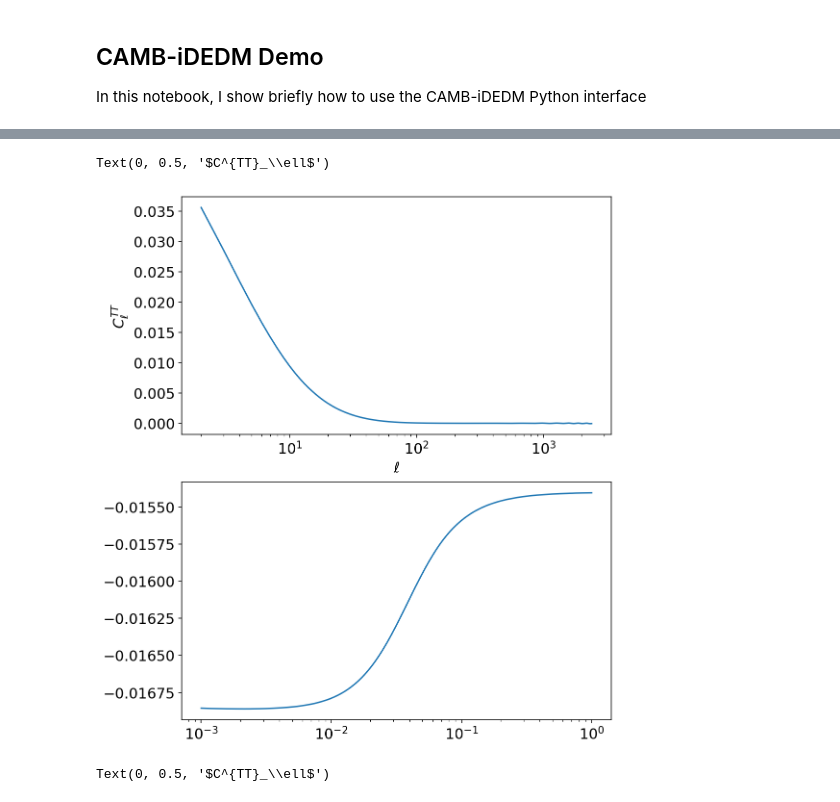
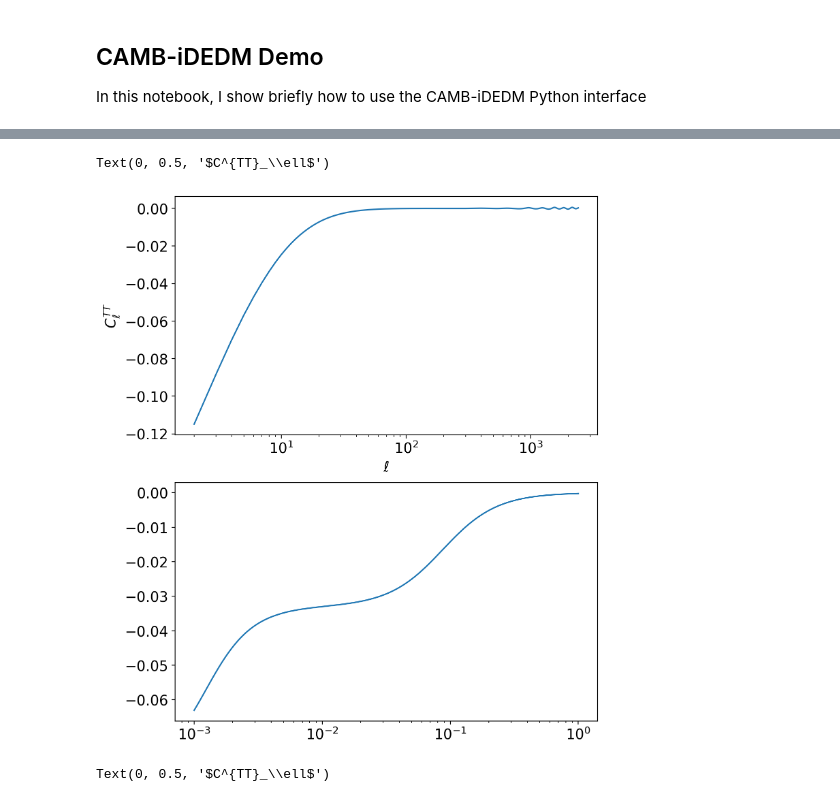
Before and after one commit to joaoreboucas1/CAMB-iDEDM, a Jupyter notebook: docs/iDEDM.ipynb, the cells around one changed output, grey strips where cells are left out. Drawn from its saved outputs; the diff is of its cells as text; code cells hidden in the pictures.

```diff
--- a/docs/iDEDM.ipynb
+++ b/docs/iDEDM.ipynb
@@ -18,40 +18,40 @@ Using CAMB 1.3.8 installed at /home/user/cosmo/CAMB-iDEDM/camb
 # %%
 # Testing PPF
-xi = -0.3
+xi = -1
 fig, axs = plt.subplots(2, 1, figsize=(8,10))
 plt.rcParams.update({'font.size': 15})
 
 # Calculate spectra for no PPF
 pars = camb.CAMBparams()
 pars.set_cosmology(thetastar=0.0104, ombh2=0.022, omch2=0.122, mnu=0.06, omk=0, tau=0.06)
 pars.DarkEnergy.set_params(xi_interaction=xi, w=-0.9999, use_ppf_interaction=False)
 pars.set_matter_power(redshifts=[0], kmax=2.0)
 results = camb.get_results(pars)
 
 cmb_spectra = results.get_cmb_power_spectra(pars, CMB_unit='muK')
 ks, z, pk_no_ppf = results.get_matter_power_spectrum(minkh=1e-3, maxkh=1, npoints = 200)
 c_ells_no_ppf = cmb_spectra['total']
 ells = np.arange(c_ells_no_ppf.shape[0])
 
 # Recalculate spectra with PPF
 pars = camb.CAMBparams()
 pars.set_cosmology(thetastar=0.0104, ombh2=0.022, omch2=0.122, mnu=0.06, omk=0, tau=0.06)
 pars.DarkEnergy.set_params(xi_interaction=xi, w=-0.9999, use_ppf_interaction=True)
 pars.set_matter_power(redshifts=[0], kmax=2.0)
 results = camb.get_results(pars)
 
 cmb_spectra = results.get_cmb_power_spectra(pars, CMB_unit='muK')
 ks, z, pk_ppf = results.get_matter_power_spectrum(minkh=1e-3, maxkh=1, npoints = 200)
 c_ells_ppf = cmb_spectra['total']
 
 axs[0].semilogx(ells, c_ells_ppf[:,0]/c_ells_no_ppf[:,0] - 1)
 axs[1].semilogx(ks, pk_ppf[0]/pk_no_ppf[0] - 1)
 
 axs[0].set_xlabel(r'$\ell$')
 axs[0].set_ylabel(r'$C^{TT}_\ell$')
 # %% [output]
 Text(0, 0.5, '$C^{TT}_\\ell$')
-[figure, old version]
+[figure, new version]
 # %%
 xis = [0, -0.1, -0.2, -0.5, -1]
 
```
Also changed, not shown: parts of 1 cell of this notebook, 2 other files.
